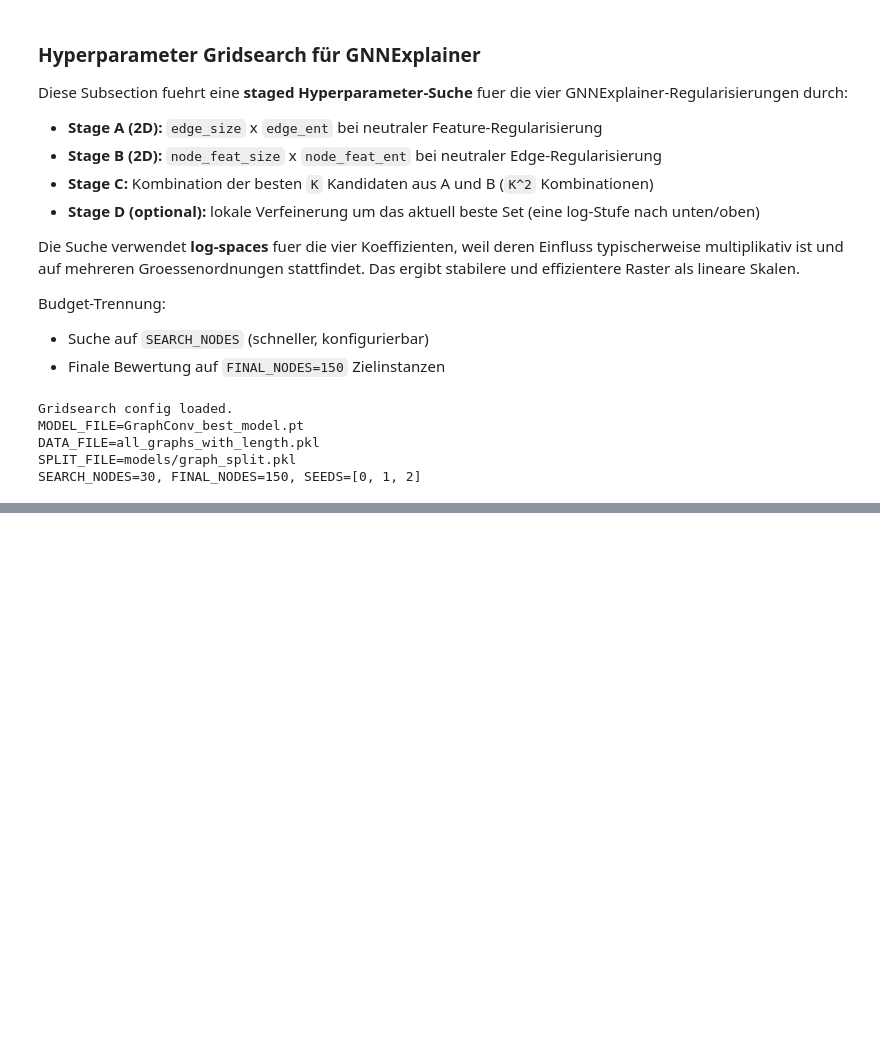
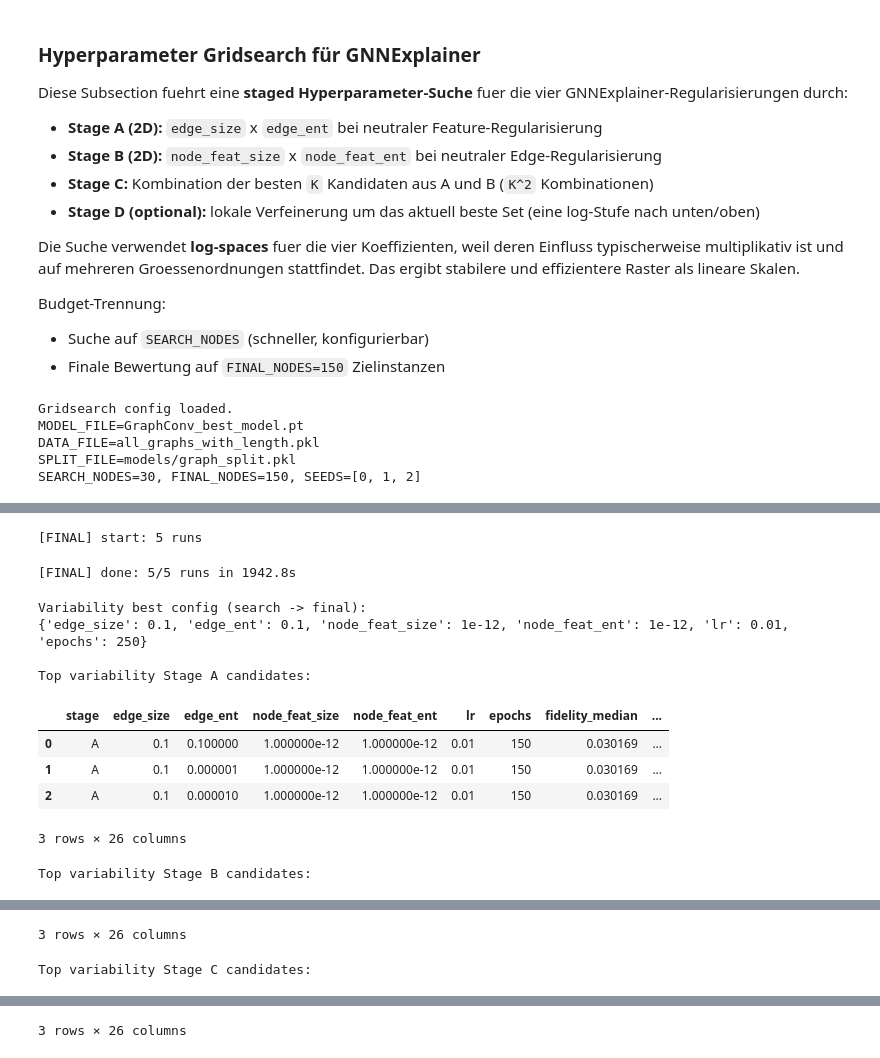
Before and after one commit to DanielBautz/gnn4nmr, a Jupyter notebook: notebooks/experiments.ipynb, the cells around one changed output, grey strips where cells are left out. Cells and saved outputs as stored; diff of their text form; code cells hidden in the pictures; blank space fills up the shorter version.

Commit message:
add variability analysis gnnex

```diff
--- a/notebooks/experiments.ipynb
+++ b/notebooks/experiments.ipynb
@@ -2155,0 +2268,20 @@ fig_trade.show()
+# %%
+# VARIABILITY_GRIDSEARCH_SECTION_V1 - Config
+VAR_SEARCH_NODES = int(globals().get("SEARCH_NODES", 30))
+VAR_FINAL_NODES = int(globals().get("FINAL_NODES", 150))
+VAR_SEEDS = [0, 1, 2, 3, 4]
+VAR_SPARSITY = 0.80
+
+VAR_TOP_K_STAGE = int(globals().get("TOP_K_STAGE", 3))
+VAR_STAGE_D_BUDGET = 0
+VAR_STAGE_D_USE_SEARCH_EPOCHS = True
+VAR_MIN_SEED_RUNS_PER_NODE = 2
+
+VAR_EPOCHS_SEARCH = int(globals().get("EPOCHS_SEARCH", 150))
+VAR_EPOCHS_FINAL = int(globals().get("EPOCHS_FINAL", 250))
+VAR_LR = float(globals().get("LR", 0.01))
+
+print("Variability gridsearch config loaded.")
+print(f"VAR_SEARCH_NODES={VAR_SEARCH_NODES}, VAR_FINAL_NODES={VAR_FINAL_NODES}")
+print(f"VAR_SEEDS={VAR_SEEDS}")
+print(f"VAR_SPARSITY={VAR_SPARSITY:.2f}")
@@ -2155,0 +2883,57 @@ fig_trade.show()
+# %%
+# VARIABILITY_GRIDSEARCH_SECTION_V1 - Run FINAL + build outputs
+var_final_coeffs = [{
+    "edge_size": var_best_config["edge_size"],
+    "edge_ent": var_best_config["edge_ent"],
+    "node_feat_size": var_best_config["node_feat_size"],
+    "node_feat_ent": var_best_config["node_feat_ent"],
+}]
+
+var_final_seed_df, var_final_mask_seed_df, var_final_node_df, var_final_summary_df = run_var_stage(
+    stage_name="FINAL",
+    coeff_dicts=var_final_coeffs,
+    epochs=VAR_EPOCHS_FINAL,
+    seeds=VAR_SEEDS,
+    target_nodes=var_final_target_nodes,
+    base_model=var_base_model,
+    graph_cache=var_graph_cache,
+    pred_cache=var_pred_cache,
+    dataset=var_dataset,
+    train_graph_indices=var_train_graph_indices,
+    node_types=var_node_types_eff,
+    incident_edge_cache=var_incident_edge_cache,
+    lr=VAR_LR,
+)
+
+var_seed_df = pd.concat(var_seed_parts + [var_final_seed_df], ignore_index=True)
+var_mask_seed_df = pd.concat(var_mask_seed_parts + [var_final_mask_seed_df], ignore_index=True)
+var_node_df = pd.concat(var_node_parts + [var_final_node_df], ignore_index=True)
+var_stage_summary_df = pd.concat(var_summary_parts + [var_final_summary_df], ignore_index=True)
+
+print("Variability best config (search -> final):")
+print(var_best_config)
+print("\nTop variability Stage A candidates:")
+display(select_top_k_variability_configs(var_stage_a_summary, k=VAR_TOP_K_STAGE))
+print("Top variability Stage B candidates:")
+display(select_top_k_variability_configs(var_stage_b_summary, k=VAR_TOP_K_STAGE))
+if not var_stage_c_summary.empty:
+    print("Top variability Stage C candidates:")
+    display(select_top_k_variability_configs(var_stage_c_summary, k=VAR_TOP_K_STAGE))
+if not var_stage_d_summary.empty:
+    print("Top variability Stage D candidates:")
+    display(select_top_k_variability_configs(var_stage_d_summary, k=min(VAR_TOP_K_STAGE, max(1, VAR_STAGE_D_BUDGET))))
+print("\nVariability FINAL summary:")
+display(var_final_summary_df)
+# %% [output]
+[FINAL] start: 5 runs
+[FINAL] done: 5/5 runs in 1942.8s
+Variability best config (search -> final):
+{'edge_size': 0.1, 'edge_ent': 0.1, 'node_feat_size': 1e-12, 'node_feat_ent': 1e-12, 'lr': 0.01, 'epochs': 250}
+
+Top variability Stage A candidates:
+|  | stage | edge_size | edge_ent | node_feat_size | node_feat_ent | lr | epochs | fidelity_median | ... |
+| 0 | A | 0.1 | 0.100000 | 1.000000e-12 | 1.000000e-12 | 0.01 | 150 | 0.030169 | ... |
+| 1 | A | 0.1 | 0.000001 | 1.000000e-12 | 1.000000e-12 | 0.01 | 150 | 0.030169 | ... |
+| 2 | A | 0.1 | 0.000010 | 1.000000e-12 | 1.000000e-12 | 0.01 | 150 | 0.030169 | ... |
+3 rows × 26 columns
+Top variability Stage B candidates:
@@ -2155,0 +2944,2 @@ fig_trade.show()
+3 rows × 26 columns
+Top variability Stage C candidates:
@@ -2155,0 +2950 @@ fig_trade.show()
+3 rows × 26 columns
```
Also changed, not shown: parts of 11 cells of this notebook, 5 other files.
